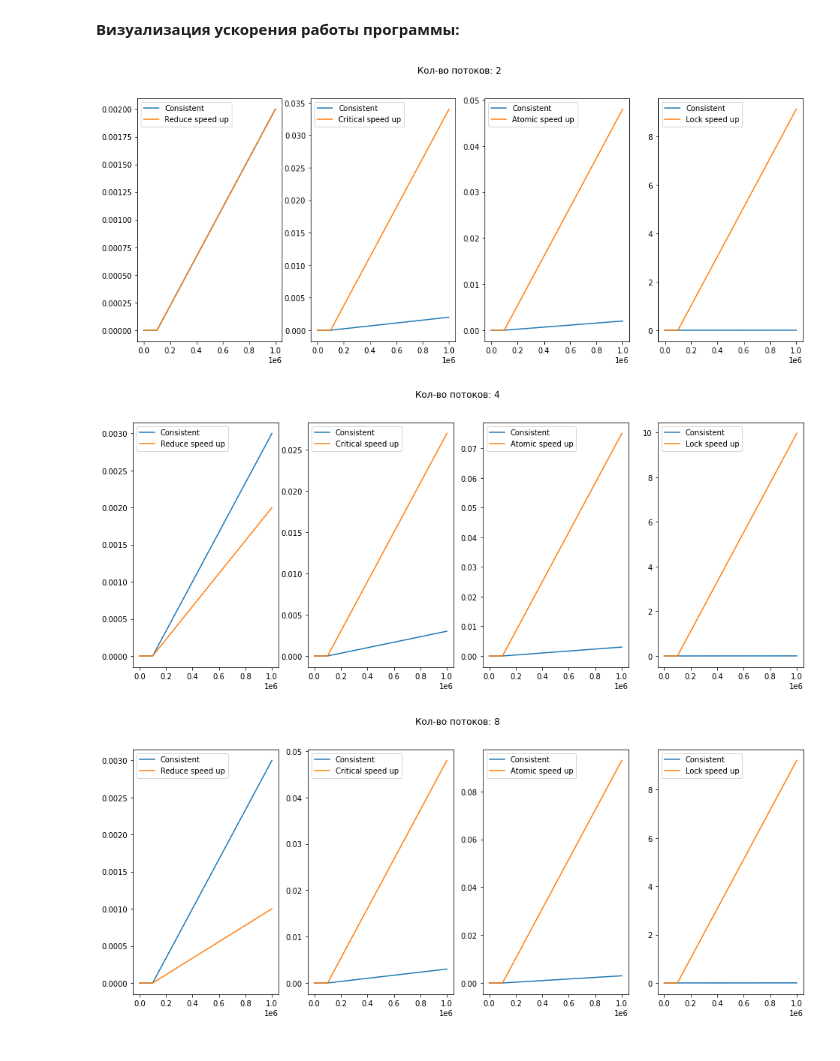
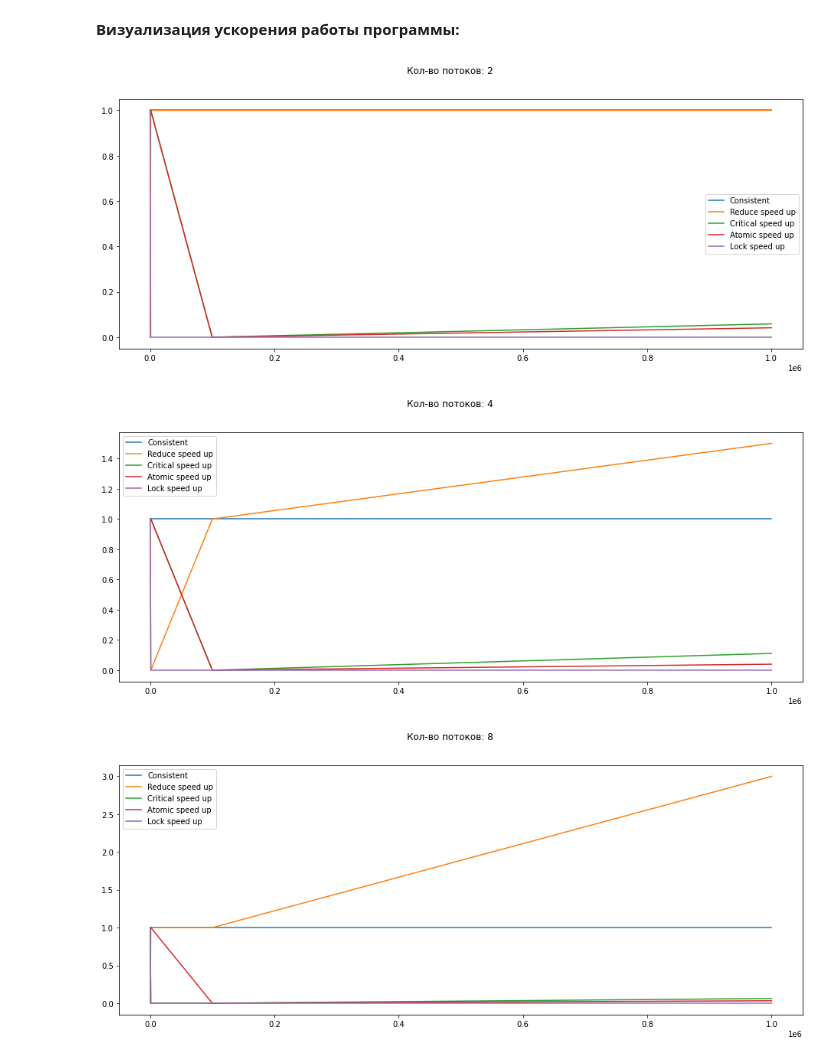
Before and after one commit to HronoSF/DC_2020, a Jupyter notebook: OpenMP/src/com.github.hronosf/6/report.ipynb, the cells around one changed output. Cells and saved outputs as stored; diff of their text form; code cells hidden in the pictures.

```diff
--- a/OpenMP/src/com.github.hronosf/6/report.ipynb
+++ b/OpenMP/src/com.github.hronosf/6/report.ipynb
@@ -70,32 +70,24 @@ ax5.legend()
 # %% [markdown]
 **Визуализация ускорения работы программы:**
 # %%
-speed_up_reduce = {k: [ b/ (b / (m +0.0000000001) + 0.0000000001) for b, m in zip(consistent_data[k], reduction_data[k])] for k in consistent_data if k in reduction_data}
-speed_up_critical = {k: [ b/ (b / (m +0.0000000001) + 0.0000000001) for b, m in zip(consistent_data[k], critical_data[k])] for k in consistent_data if k in critical_data}
-speed_up_atomic = {k: [ b/ (b / (m +0.0000000001) + 0.0000000001) for b, m in zip(consistent_data[k], atomic_data[k])] for k in consistent_data if k in atomic_data}
-speed_up_lock = {k: [ b/ (b / (m +0.0000000001) + 0.0000000001) for b, m in zip(consistent_data[k], lock_data[k])] for k in consistent_data if k in lock_data}
+speed_up_reduce = {k: [ b / m if m else 1 for b, m in zip(consistent_data[k], reduction_data[k])] for k in consistent_data if k in reduction_data}
+speed_up_critical = {k: [b / m if m else 1 for b, m in zip(consistent_data[k], critical_data[k])] for k in consistent_data if k in critical_data}
+speed_up_atomic = {k: [ b / m if m else 1 for b, m in zip(consistent_data[k], atomic_data[k])] for k in consistent_data if k in atomic_data}
+speed_up_lock = {k: [ b / m if m else 1 for b, m in zip(consistent_data[k], lock_data[k])] for k in consistent_data if k in lock_data}
+speed_up_const = {k: [ b / m if m else 1 for b, m in zip(consistent_data[k], consistent_data[k])] for k in consistent_data if k in consistent_data}
 # %%
 for i in range (len(element_count)):
-    fig, (ax1, ax2, ax3, ax4 ) = plt.subplots(ncols=4, figsize=(16, 6))
+    fig, ax1 = plt.subplots(ncols=1, figsize=(16, 6))
     fig.suptitle('Кол-во потоков: %i' %(thread_count[i]))
 
-    ax1.plot(element_count, consistent_data[thread_count[i]], label = "Consistent")
+    ax1.plot(element_count, speed_up_const[thread_count[i]], label = "Consistent")
     ax1.plot(element_count, speed_up_reduce[thread_count[i]], label = "Reduce speed up")
-
-    ax2.plot(element_count, consistent_data[thread_count[i]], label = "Consistent")
-    ax2.plot(element_count, speed_up_critical[thread_count[i]], label = "Critical speed up")
-
-    ax3.plot(element_count, consistent_data[thread_count[i]], label = "Consistent")
-    ax3.plot(element_count, speed_up_atomic[thread_count[i]], label = "Atomic speed up")
-
-    ax4.plot(element_count, consistent_data[thread_count[i]], label = "Consistent")
-    ax4.plot(element_count, speed_up_lock[thread_count[i]], label = "Lock speed up")
+    ax1.plot(element_count, speed_up_critical[thread_count[i]], label = "Critical speed up")
+    ax1.plot(element_count, speed_up_atomic[thread_count[i]], label = "Atomic speed up")
+    ax1.plot(element_count, speed_up_lock[thread_count[i]], label = "Lock speed up")
 
     ax1.legend()
-    ax2.legend()
-    ax3.legend()
-    ax4.legend()
 # %% [output]
-[figure, old version]
+[figure, new version]
-[figure, old version]
+[figure, new version]
-[figure, old version]
+[figure, new version]
```
Also changed, not shown: parts of 1 cell of this notebook, 14 other files.
